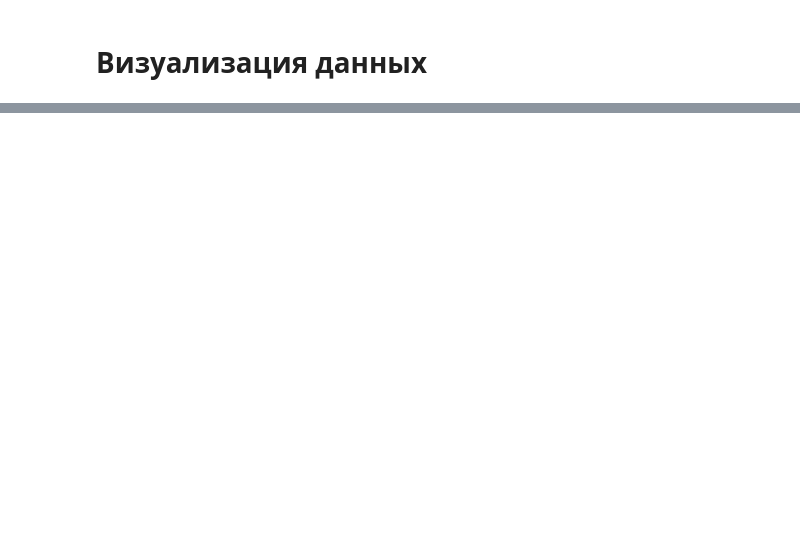
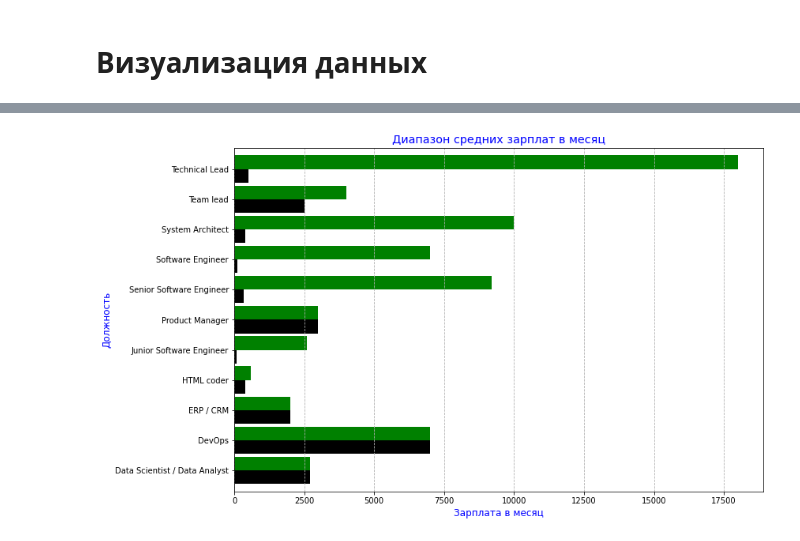
Before and after one commit to PavelStelmakhV/hw303-data-visualization, a Jupyter notebook: Hw2.2.ipynb, the cells around one changed output, grey strips where cells are left out. Cells and saved outputs as stored; diff of their text form; code cells hidden in the pictures; blank space fills up the shorter version.

```diff
--- a/Hw2.2.ipynb
+++ b/Hw2.2.ipynb
@@ -198,0 +211,8 @@ t = np.linspace(-np.pi, np.pi, 10)
+# %%
+ax = new_df.plot.barh(color={"min": "black", "max": "green"}, figsize=(12, 8), legend=False, width=0.9)
+plt.title('Диапазон средних зарплат в месяц', color = 'blue', fontsize = 'x-large')
+plt.xlabel('Зарплата в месяц', color = 'blue', fontsize = 'large')
+plt.ylabel('Должность', color = 'blue', fontsize = 'large')
+plt.grid(ls = '--', axis = 'x')
+# %% [output]
+[figure, added]
```
Also changed, not shown: parts of 5 cells of this notebook.
